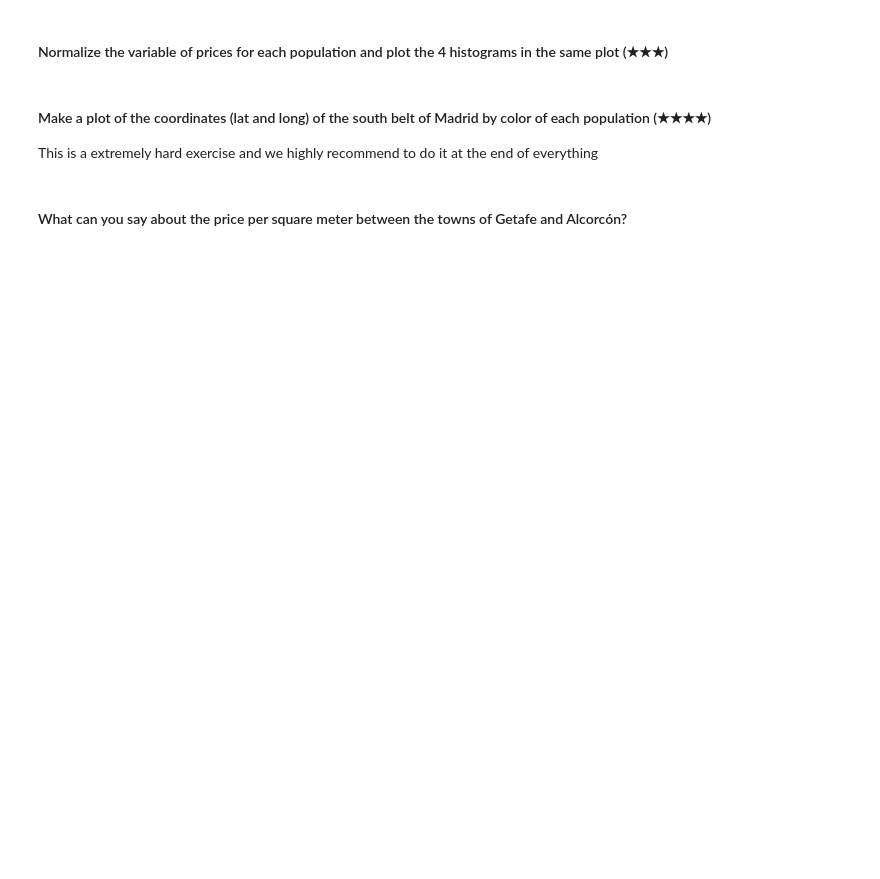
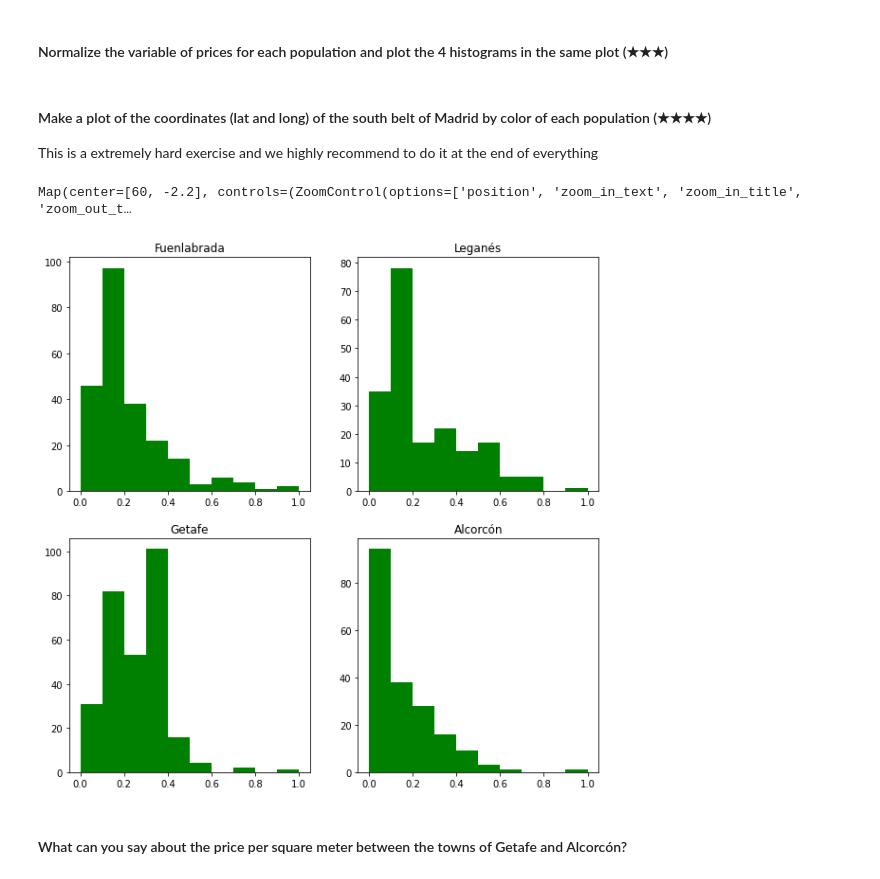
Before and after one commit to gbentancor/Project-PreWork, a Jupyter notebook: project.ipynb, the cells around one changed output. Cells and saved outputs as stored; diff of their text form; code cells hidden in the pictures; blank space fills up the shorter version.

```diff
--- a/project.ipynb
+++ b/project.ipynb
@@ -55,19 +187,59 @@ data_frame
 # %% [markdown]
 #### Normalize the variable of prices for each population and plot the 4 histograms in the same plot (★★★)
+# %%
+import pandas as pd
+import matplotlib.pyplot as plt
+data_frame = pd.read_csv('./assets/real_estate.csv',sep=";")
+plt.figure(figsize= (10,10))
+id_figura=1
+
+for nombre_poblacion in ['Fuenlabrada', 'Leganés', 'Getafe', 'Alcorcón']:
+
+    level5 = df['price'][df['level5'] == nombre_poblacion]
+    max= level5.max()
+    min= level5.min()
+    price_normalize = level5 - min
+    price_normalize = price_normalize / (max-min)
+
+
+    plt.subplot(2,2,id_figura)
+    plt.hist(price_normalize, color='g')
+    id_figura=id_figura+1
+    plt.title(nombre_poblacion)
 # %% [markdown]
 #### Make a plot of the coordinates (lat and long) of the south belt of Madrid by color of each population (★★★★)
 This is a extremely hard exercise and we highly recommend to do it at the end of everything
 # %%
-# Run in console the following command before run the rest of code:
-# jupyter nbextension enable --py --sys-prefix ipyleaflet
+import pandas as pd
+import matplotlib.pyplot as plt
+data_frame = pd.read_csv('./assets/real_estate.csv',sep=";")
+plt.figure(figsize= (10,10))
+id_figura=1
+
+for nombre_poblacion in ['Fuenlabrada', 'Leganés', 'Getafe', 'Alcorcón']:
+
+    level5 = df['price'][df['level5'] == nombre_poblacion]
+    max= level5.max()
+    min= level5.min()
+    price_normalize = level5 - min
+    price_normalize = price_normalize / (max-min)
+
+
+    plt.subplot(2,2,id_figura)
+    plt.hist(price_normalize, color='g')
+    id_figura=id_figura+1
+    plt.title(nombre_poblacion)
+
 
 from ipyleaflet import Map, basemaps
 
-# Map centred on (60 degrees latitude et -2.2 degrees longitude)
-# Latitude, longitude
+
 map = Map(center = (60, -2.2), zoom = 2, min_zoom = 1, max_zoom = 20,
     basemap=basemaps.Stamen.Terrain)
 map
+# %% [output]
+Map(center=[60, -2.2], controls=(ZoomControl(options=['position', 'zoom_in_text', 'zoom_in_title', 'zoom_out_t…
+[figure, added]
 # %%
 ## HERE: plot the coordinates of the estates
 
```
Also changed, not shown: parts of 15 cells of this notebook.
